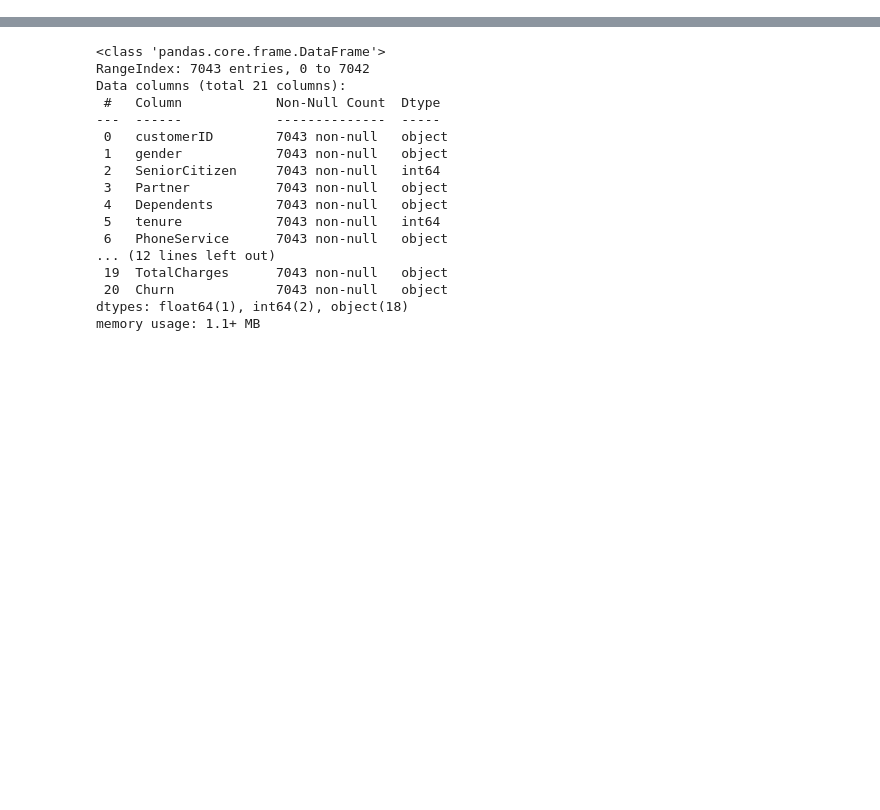
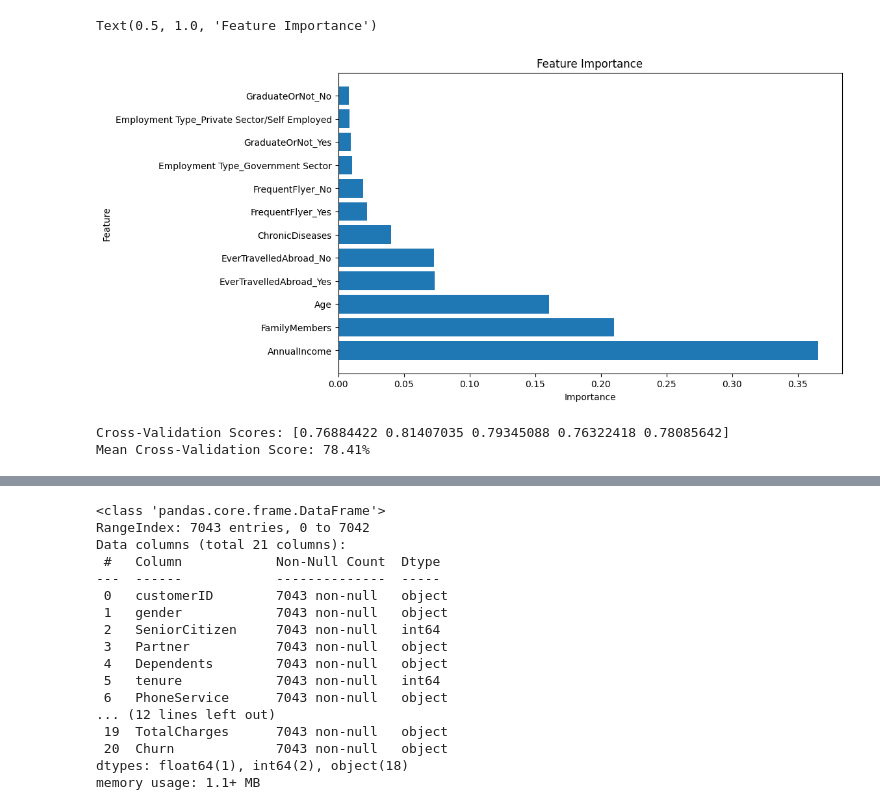
Before and after one commit to leafsflower/mmcls, a Jupyter notebook: Untitled10.ipynb, the cells around one changed output, grey strips where cells are left out. Cells and saved outputs as stored; diff of their text form; code cells hidden in the pictures; blank space fills up the shorter version.

```diff
--- a/Untitled10.ipynb
+++ b/Untitled10.ipynb
@@ -9,0 +152,9 @@ import pandas as pd
+# %%
+# 划分特征和标签
+X = data_dummies.drop(columns=[target])
+y = data_dummies[target]
+
+# 划分训练集和测试集
+from sklearn.model_selection import train_test_split
+
+X_train, X_test, y_train, y_test = train_test_split(X, y, test_size=0.2, random_state=42)
@@ -9,0 +178,25 @@ import pandas as pd
+# %%
+# 显示特征重要性
+importance = model.feature_importances_
+feature_importance = pd.DataFrame({'Feature': X.columns, 'Importance': importance})
+feature_importance = feature_importance.sort_values(by='Importance', ascending=False)
+
+plt.figure(figsize=(10, 6))
+plt.barh(feature_importance['Feature'], feature_importance['Importance'])
+plt.xlabel('Importance')
+plt.ylabel('Feature')
+plt.title('Feature Importance')
+# %% [output]
+Text(0.5, 1.0, 'Feature Importance')
+[figure, added]
+# %%
+# 使用交叉验证评估模型性能
+from sklearn.model_selection import cross_val_score
+
+cv_scores = cross_val_score(model, X, y, cv=5)
+mean_cv_scores = np.mean(cv_scores)
+print(f"Cross-Validation Scores: {cv_scores}")
+print(f"Mean Cross-Validation Score: {round(mean_cv_scores * 100, 2)}%")
+# %% [output]
+Cross-Validation Scores: [0.76884422 0.81407035 0.79345088 0.76322418 0.78085642]
+Mean Cross-Validation Score: 78.41%
```
Also changed, not shown: parts of 27 cells of this notebook.
